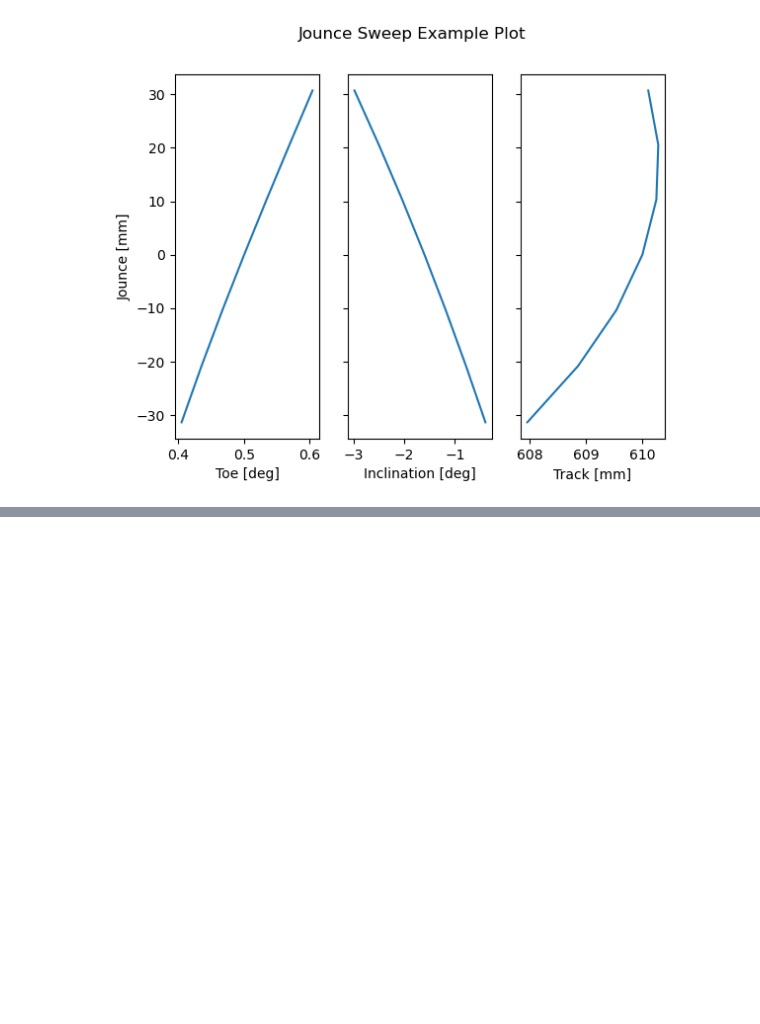
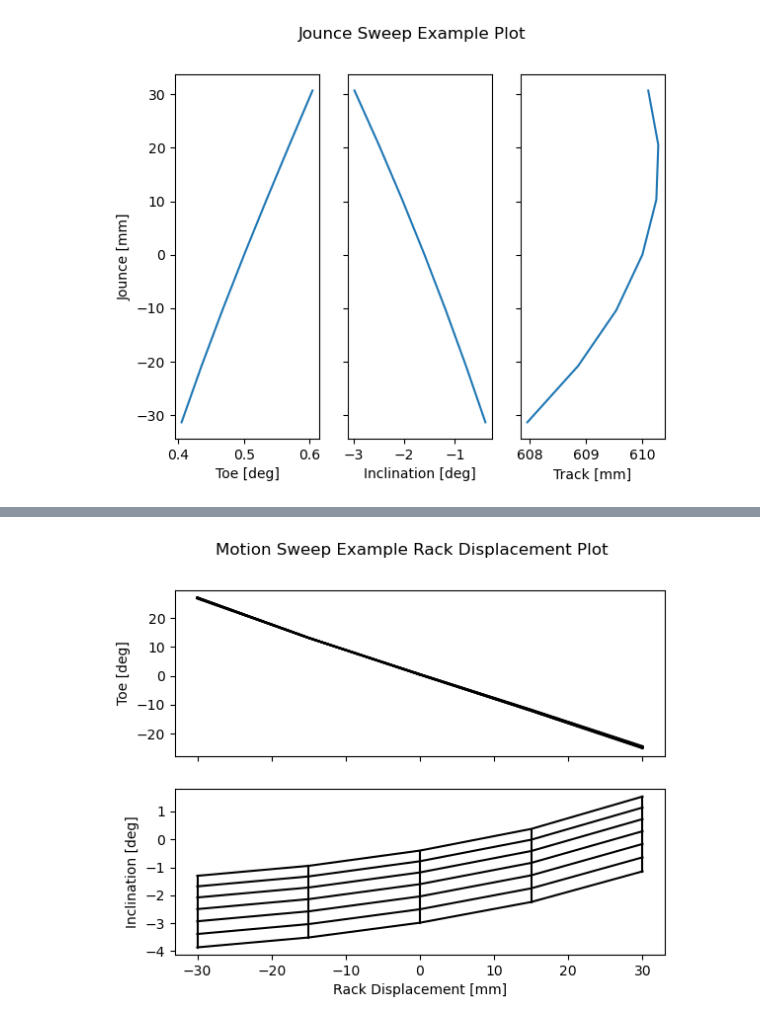
Before and after one commit to LonghornRacingElectric/suspension_designer, a Jupyter notebook: notebooks/double_wishbone-bechrist-18-08-22.ipynb, the cells around one changed output, grey strips where cells are left out. Saved outputs shown, nothing was run; the diff lists cells and outputs as text; code cells hidden in the pictures; blank space fills up the shorter version.

```diff
--- a/notebooks/double_wishbone-bechrist-18-08-22.ipynb
+++ b/notebooks/double_wishbone-bechrist-18-08-22.ipynb
@@ -161,0 +148,17 @@ plt.suptitle("Motion Sweep Example Plot");
+# %%
+fig, ax = plt.subplots(2, 1, sharex=True, squeeze=True)
+
+ax[0].plot(steers, toe_data, 'k')
+ax[0].plot(steers.T, toe_data.T, 'k')
+
+ax[1].plot(steers, inclination_data, 'k')
+ax[1].plot(steers.T, inclination_data.T, 'k')
+
+ax[1].set_xlabel("Rack Displacement [mm]")
+
+ax[0].set_ylabel("Toe [deg]")
+ax[1].set_ylabel("Inclination [deg]")
+
+plt.suptitle("Motion Sweep Example Rack Displacement Plot");
+# %% [output]
+[figure, added]
```
Also changed, not shown: parts of 16 cells of this notebook, 1 other file.
